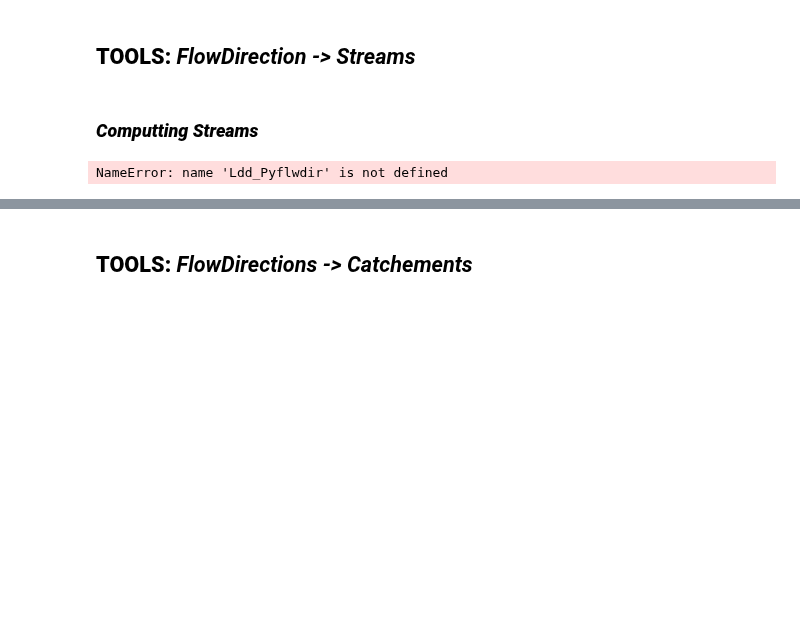
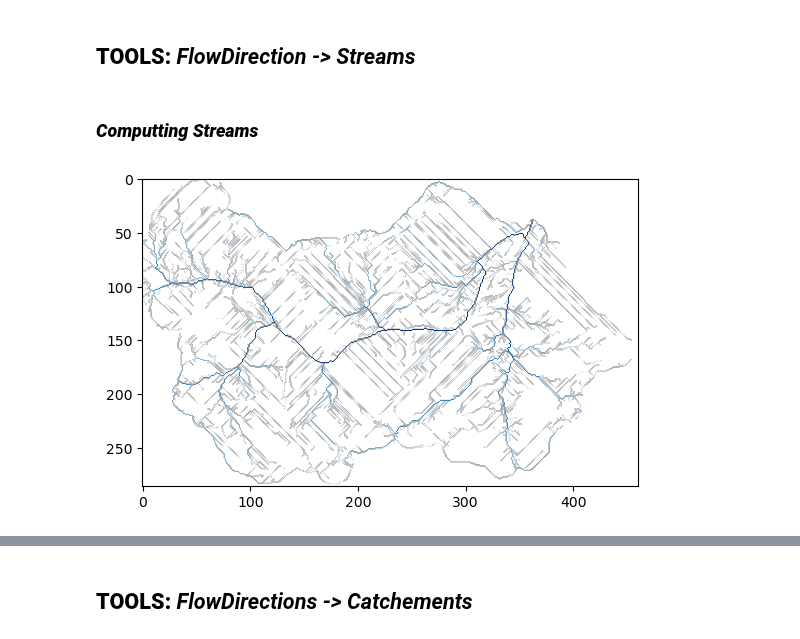
Before and after one commit to AquaPore/WflowRaster.jl, a Jupyter notebook: src/Python/Python_Pyflwdir_Wflow.ipynb, the cells around one changed output, grey strips where cells are left out. Cells and saved outputs as stored; diff of their text form; code cells hidden in the pictures; blank space fills up the shorter version.

```diff
--- a/src/Python/Python_Pyflwdir_Wflow.ipynb
+++ b/src/Python/Python_Pyflwdir_Wflow.ipynb
@@ -78,10 +84,10 @@ def PLOT_MAPS(Data, Label, Min, Max, Cmap="viridis"):
 import geopandas
 import os as os
 
-Path_Input_River_Geojson = os.path.join(Input_Root_Gis, River_Input)
-
-River_Geopandas = geopandas.read_file(Path_Input_River_Geojson)
-River_GeoDataFrame = geopandas.GeoDataFrame.from_features(River_Geopandas)
+if Flag_BurnRiver:
+	Path_Input_River_Geojson = os.path.join(Input_Root_Gis, River_Input)
+	River_Geopandas          = geopandas.read_file(Path_Input_River_Geojson)
+	River_GeoDataFrame       = geopandas.GeoDataFrame.from_features(River_Geopandas)
 # %% [markdown]
 ## **TOOLS:** *DEM -> FlowDirection (LDD)*
 ### ***LDD Hydromet***
@@ -564,24 +573,31 @@ def FLOWDIRECTION_2_STREAMS(
 # %% [markdown]
 ### ***Computting Streams***
 # %%
-Path_Input_Ldd = os.path.join(Output_Root_Python, Ldd_Output)
-Path_Output_RiverOrder = os.path.join(Output_Root_Python, RiverOrder_Output)
-Path_Output_RiverSlope = os.path.join(Output_Root_Python, RiverSlope_Output)
-Path_Output_RiverWidth = os.path.join(Output_Root_Python, RiverWidth_Output)
-Path_Output_RiverTrue = os.path.join(Output_Root_Python, RiverTrue_Output)
+if Flag_River:
+    Path_Input_Ldd = os.path.join(Output_Root_Python, Ldd_Output)
+    Path_Output_RiverOrder = os.path.join(Output_Root_Python, RiverOrder_Output)
+    Path_Output_RiverSlope = os.path.join(Output_Root_Python, RiverSlope_Output)
+    Path_Output_RiverWidth = os.path.join(Output_Root_Python, RiverWidth_Output)
+    Path_Output_RiverTrue = os.path.join(Output_Root_Python, RiverTrue_Output)
 
-Rivers_True, Rivers_Slope, Rivers_RiverOrder, Rivers_Width = FLOWDIRECTION_2_STREAMS(
-    Ldd_Pyflwdir,
-    Path_Input_Dem,
-    Path_Input_Ldd,
-    Path_Output_RiverOrder,
-    Path_Output_RiverSlope,
-    Path_Output_RiverWidth,
-    Path_Output_RiverTrue,
-    Slope_Pyflwdir,
-    RiverOrderMin=RiverOrderMin,
-    RiverWidth=RiverWidth,
-    Type=RiverOrder_Type,
-)
+    Rivers_True, Rivers_Slope, Rivers_RiverOrder, Rivers_Width = FLOWDIRECTION_2_STREAMS(
+        Ldd,
+        Path_Input_Dem,
+        Path_Input_Ldd,
+        Path_Output_RiverOrder,
+        Path_Output_RiverSlope,
+        Path_Output_RiverWidth,
+        Path_Output_RiverTrue,
+        Slope_Pyflwdir,
+        RiverOrderMin=RiverOrderMin,
+        RiverWidth=RiverWidth,
+        Type=RiverOrder_Type,
+    )
+
+    import matplotlib.pyplot as plt
+    from matplotlib import cm, colors
+
+    pyplot.imshow(Rivers_RiverOrder, cmap=colors.ListedColormap(
+        cm.Blues(np.linspace(0, 1, 10))))
 # %% [output]
-NameError: name 'Ldd_Pyflwdir' is not defined
+[figure, added]
```
Also changed, not shown: parts of 27 cells of this notebook.
